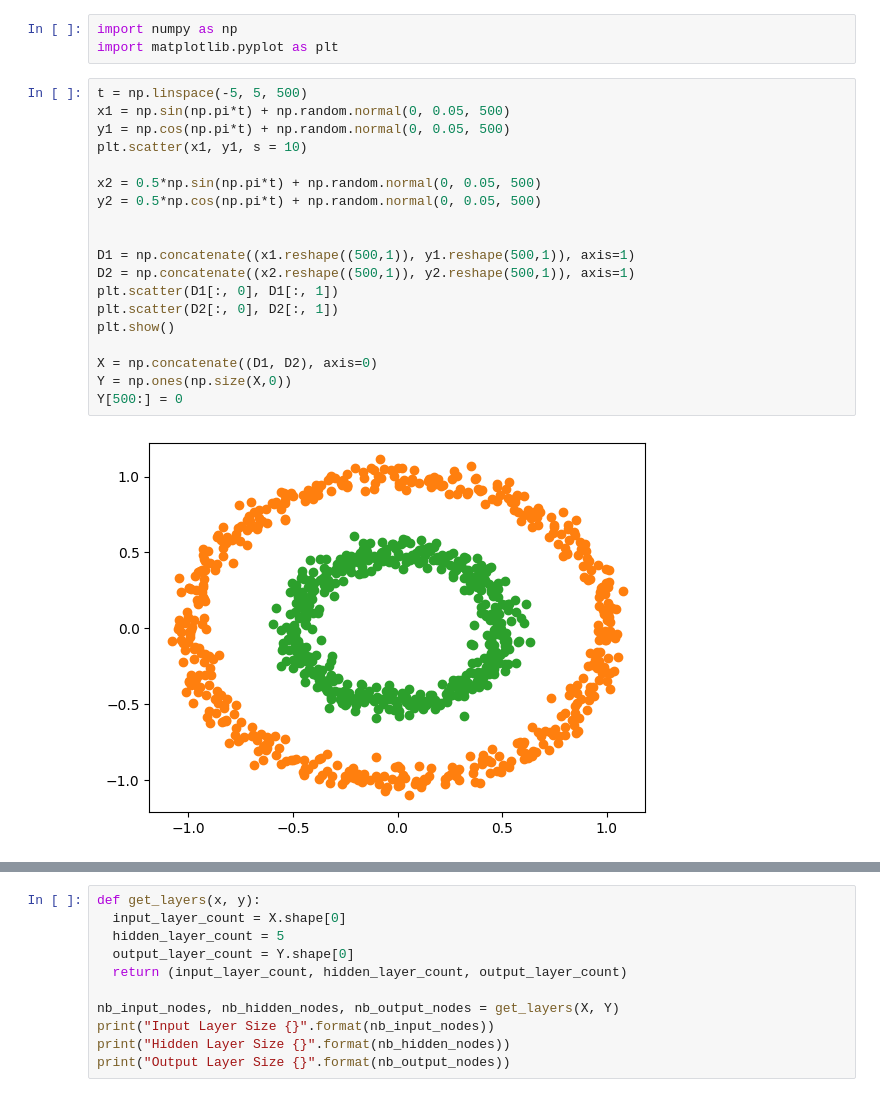
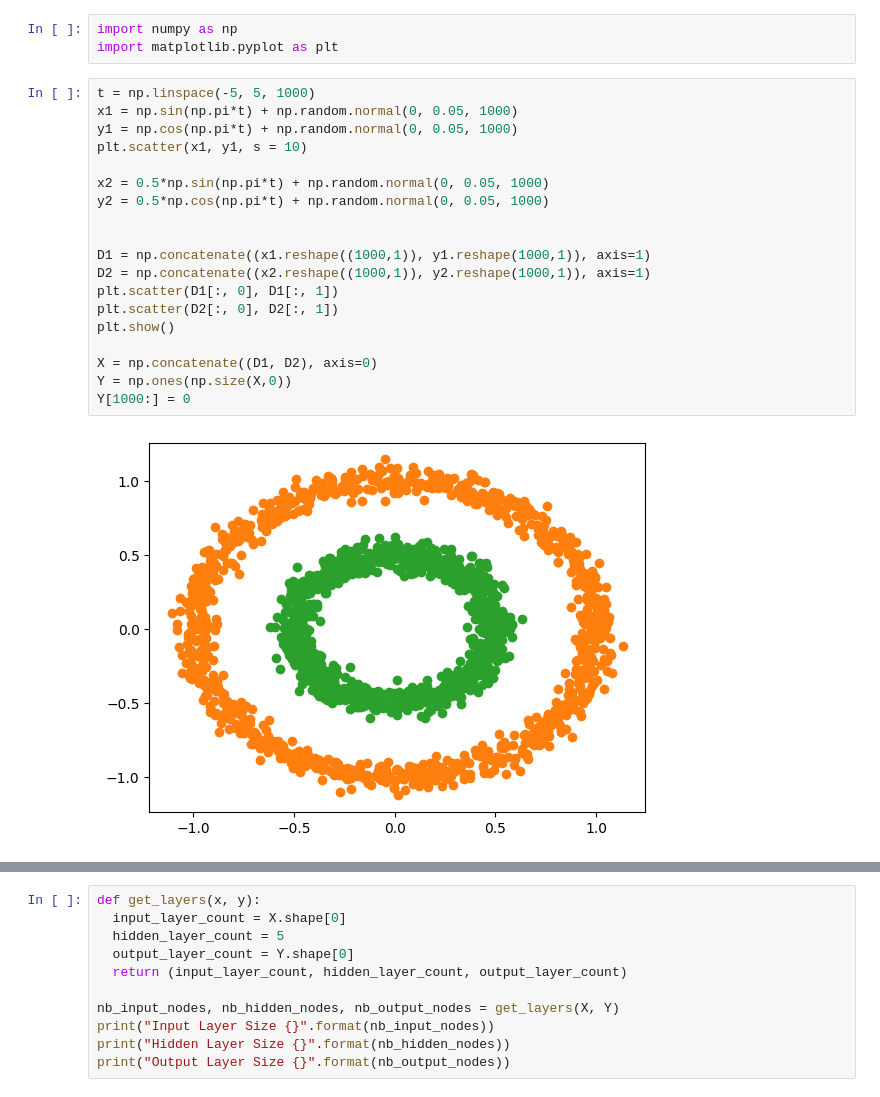
Before and after one commit to pranavknayak/sem-6, a Jupyter notebook: deep-learning/assignment-1/q3.ipynb, the cells around one changed output, grey strips where cells are left out. Cells and saved outputs as stored; diff of their text form.

```diff
--- a/deep-learning/assignment-1/q3.ipynb
+++ b/deep-learning/assignment-1/q3.ipynb
@@ -2,26 +2,26 @@
 import numpy as np
 import matplotlib.pyplot as plt
 # %%
-t = np.linspace(-5, 5, 500)
-x1 = np.sin(np.pi*t) + np.random.normal(0, 0.05, 500)
-y1 = np.cos(np.pi*t) + np.random.normal(0, 0.05, 500)
+t = np.linspace(-5, 5, 1000)
+x1 = np.sin(np.pi*t) + np.random.normal(0, 0.05, 1000)
+y1 = np.cos(np.pi*t) + np.random.normal(0, 0.05, 1000)
 plt.scatter(x1, y1, s = 10)
 
-x2 = 0.5*np.sin(np.pi*t) + np.random.normal(0, 0.05, 500)
-y2 = 0.5*np.cos(np.pi*t) + np.random.normal(0, 0.05, 500)
+x2 = 0.5*np.sin(np.pi*t) + np.random.normal(0, 0.05, 1000)
+y2 = 0.5*np.cos(np.pi*t) + np.random.normal(0, 0.05, 1000)
 
 
-D1 = np.concatenate((x1.reshape((500,1)), y1.reshape(500,1)), axis=1)
-D2 = np.concatenate((x2.reshape((500,1)), y2.reshape(500,1)), axis=1)
+D1 = np.concatenate((x1.reshape((1000,1)), y1.reshape(1000,1)), axis=1)
+D2 = np.concatenate((x2.reshape((1000,1)), y2.reshape(1000,1)), axis=1)
 plt.scatter(D1[:, 0], D1[:, 1])
 plt.scatter(D2[:, 0], D2[:, 1])
 plt.show()
 
 X = np.concatenate((D1, D2), axis=0)
 Y = np.ones(np.size(X,0))
-Y[500:] = 0
+Y[1000:] = 0
 # %% [output]
-[figure, old version]
+[figure, new version]
 # %%
 X = X.T
 print(X.shape)
```
Also changed, not shown: parts of 4 cells of this notebook.
